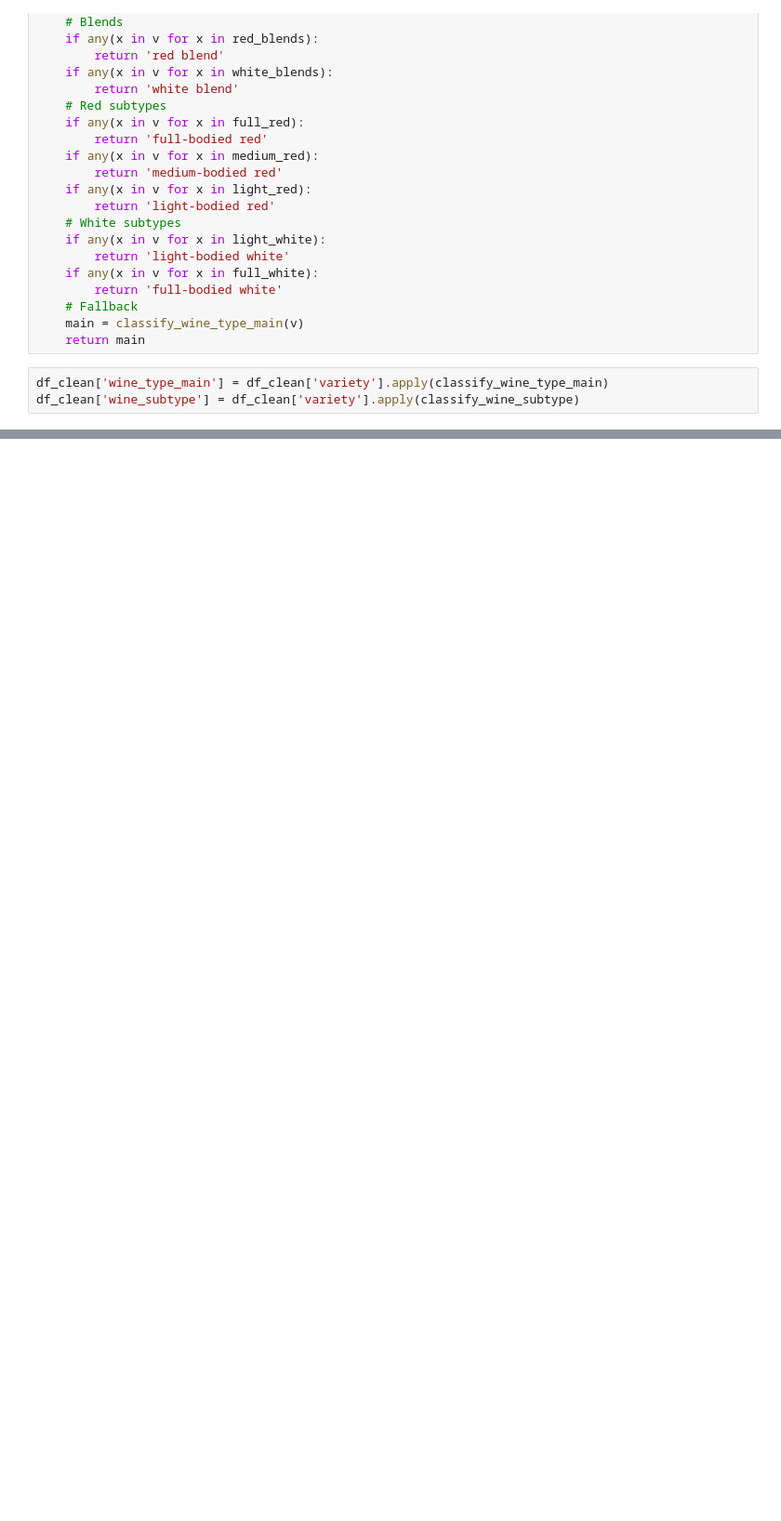
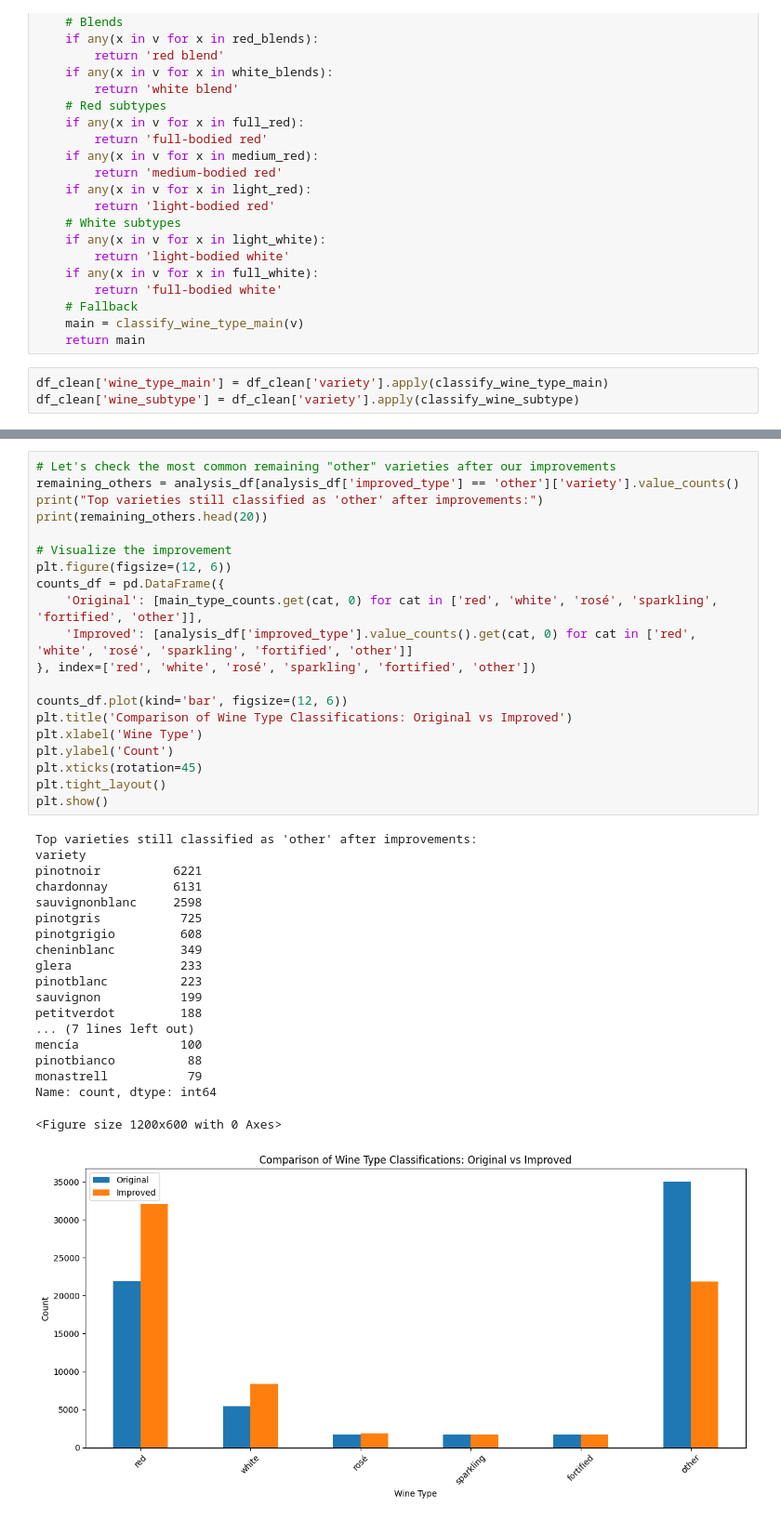
Before and after one commit to tmnstraub/MLOPS2425, a Jupyter notebook: notebooks/feature_eda.ipynb, the cells around one changed output, grey strips where cells are left out. Shown at 93% size. Cells and saved outputs as stored; diff of their text form; blank space fills up the shorter version.

```diff
--- a/notebooks/feature_eda.ipynb
+++ b/notebooks/feature_eda.ipynb
@@ -350,0 +896,40 @@ Name: count, dtype: int64
+# %%
+# Let's check the most common remaining "other" varieties after our improvements
+remaining_others = analysis_df[analysis_df['improved_type'] == 'other']['variety'].value_counts()
+print("Top varieties still classified as 'other' after improvements:")
+print(remaining_others.head(20))
+
+# Visualize the improvement
+plt.figure(figsize=(12, 6))
+counts_df = pd.DataFrame({
+    'Original': [main_type_counts.get(cat, 0) for cat in ['red', 'white', 'rosé', 'sparkling', 'fortified', 'other']],
+    'Improved': [analysis_df['improved_type'].value_counts().get(cat, 0) for cat in ['red', 'white', 'rosé', 'sparkling', 'fortified', 'other']]
+}, index=['red', 'white', 'rosé', 'sparkling', 'fortified', 'other'])
+
+counts_df.plot(kind='bar', figsize=(12, 6))
+plt.title('Comparison of Wine Type Classifications: Original vs Improved')
+plt.xlabel('Wine Type')
+plt.ylabel('Count')
+plt.xticks(rotation=45)
+plt.tight_layout()
+plt.show()
+# %% [output]
+Top varieties still classified as 'other' after improvements:
+variety
+pinotnoir          6221
+chardonnay         6131
+sauvignonblanc     2598
+pinotgris           725
+pinotgrigio         608
+cheninblanc         349
+glera               233
+pinotblanc          223
+sauvignon           199
+petitverdot         188
+... (7 lines left out)
+mencía              100
+pinotbianco          88
+monastrell           79
+Name: count, dtype: int64
+<Figure size 1200x600 with 0 Axes>
+[figure, added]
```
Also changed, not shown: parts of 21 cells of this notebook, 8 other files.
